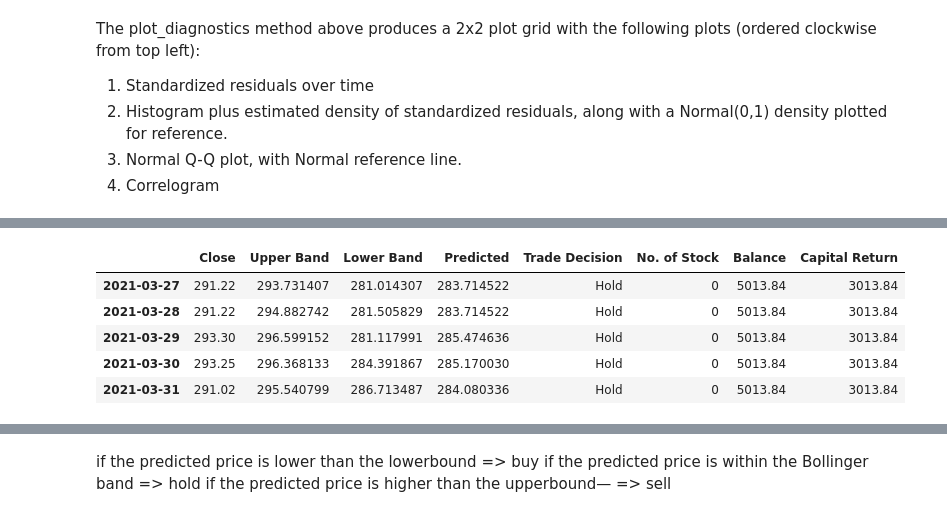
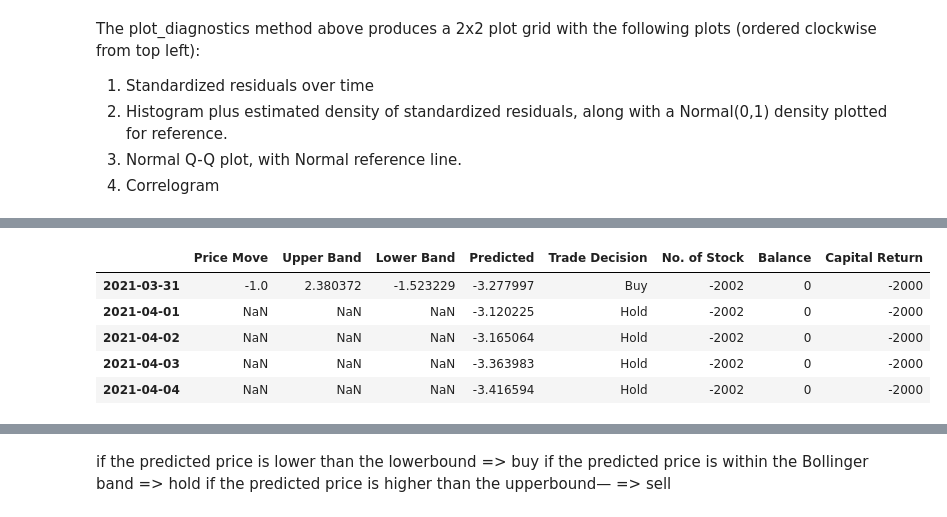
Before and after one commit to henryhyunwookim/ValueInvestor, a Jupyter notebook: ValueInvestor.ipynb, the cells around one changed output, grey strips where cells are left out. Cells and saved outputs as stored; diff of their text form; code cells hidden in the pictures.

```diff
--- a/ValueInvestor.ipynb
+++ b/ValueInvestor.ipynb
@@ -201,0 +213,3 @@ Freq: D, Name: Trading Decision, dtype: int64
+# %%
+preds = clf.predict(X_test_1)
+preds
@@ -201,0 +237,11 @@ Freq: D, Name: Trading Decision, dtype: int64
+# %%
+results_df = pd.concat([
+    df_1.loc[y_test_1.index][["Close", "Open", "High", "Low"]],
+    X_test_1[["Close (-1 day)"]]
+], axis=1)
+results_df['Predicted Price Move'] = preds
+results_df
+
+# Predicted Price Move is based on data from previous day, week and month.
+# If -1, sell at Open price and buy at Close Price
+# if 1, buy at Open price and sell at Close price.
@@ -480,13 +695,14 @@ SARIMAX Results
 Warnings:
 [1] Covariance matrix calculated using the outer product of gradients (complex-step).
 # %%
+import matplotlib.pyplot as plt
 from statsmodels.tsa.statespace.sarimax import SARIMAX
 # https://www.statsmodels.org/dev/generated/statsmodels.tsa.statespace.sarimax.SARIMAX.html
 
 sarimax_model = SARIMAX(
     endog = y_train_1,
     exog = X_train_1,
-    order=(0,1,0),
+    order=(7,1,0),
     # seasonal_order=(0,1,0,7)
     )
 results = sarimax_model.fit(disp=False)
@@ -530,8 +746,8 @@ pred_ci = pred.conf_int()
 pred_mean = pred.predicted_mean
 
 # Push the dates to 4 days later in the predictions since there's no trading data between Dec 31th and Jan 3nd.
-pred_mean.index += timedelta(days=4)
-pred_ci.index += timedelta(days=4)
+# pred_mean.index += timedelta(days=4)
+# pred_ci.index += timedelta(days=4)
 
 # ax = y_test_1.plot(label='Observed', figsize=(12, 4))
 # pred_mean.plot(ax=ax, label='Predicted', alpha=.7)
@@ -612,45 +844,45 @@ results_df.loc[first_index, 'Balance'] = -initial_balance
 results_df.loc[first_index, 'No. of Stock'] = initial_no_stock
 
 for i, row in results_df.iterrows():
-    target = row['Close']
+    target = row['Price Move']
     upper = row['Upper Band']
     lower = row['Lower Band']
     pred = row['Predicted']
 
     if i == first_index:
         previous_balance = initial_balance
         previous_no_stock = initial_no_stock
     else:
         previous_balance = results_df.loc[previous_index, 'Balance']
         previous_no_stock = results_df.loc[previous_index, 'No. of Stock']
 
     if (pred < lower) and (i != last_index) and (previous_balance >= target):
         results_df.loc[i, 'Trade Decision'] = 'Buy'
         max_no_stock_to_buy = previous_balance // target
         no_stock_to_buy = min( max_no_stock_to_trade, max_no_stock_to_buy )
         results_df.loc[i, 'Balance'] = previous_balance - (target * no_stock_to_buy)
         results_df.loc[i, 'No. of Stock'] = previous_no_stock + no_stock_to_buy
     elif ((pred > lower) or (i == last_index)) and (previous_no_stock > 0):
         results_df.loc[i, 'Trade Decision'] = 'Sell'
         no_stock_to_sell = min( max_no_stock_to_trade, previous_no_stock)
         results_df.loc[i, 'Balance'] = previous_balance + (target * no_stock_to_sell)
         results_df.loc[i, 'No. of Stock'] = previous_no_stock - no_stock_to_sell
 
     if results_df.loc[i, 'Trade Decision'] == 'Hold':
         results_df.loc[i, 'Balance'] = previous_balance
         results_df.loc[i, 'No. of Stock'] = previous_no_stock
 
     previous_index = i
 
 results_df['Capital Return'] = results_df['Balance'] - initial_balance
 results_df.tail()
 # %% [output]
-|  | Close | Upper Band | Lower Band | Predicted | Trade Decision | No. of Stock | Balance | Capital Return |
-| 2021-03-27 | 291.22 | 293.731407 | 281.014307 | 283.714522 | Hold | 0 | 5013.84 | 3013.84 |
-| 2021-03-28 | 291.22 | 294.882742 | 281.505829 | 283.714522 | Hold | 0 | 5013.84 | 3013.84 |
-| 2021-03-29 | 293.30 | 296.599152 | 281.117991 | 285.474636 | Hold | 0 | 5013.84 | 3013.84 |
-| 2021-03-30 | 293.25 | 296.368133 | 284.391867 | 285.170030 | Hold | 0 | 5013.84 | 3013.84 |
-| 2021-03-31 | 291.02 | 295.540799 | 286.713487 | 284.080336 | Hold | 0 | 5013.84 | 3013.84 |
+|  | Price Move | Upper Band | Lower Band | Predicted | Trade Decision | No. of Stock | Balance | Capital Return |
+| 2021-03-31 | -1.0 | 2.380372 | -1.523229 | -3.277997 | Buy | -2002 | 0 | -2000 |
+| 2021-04-01 | NaN | NaN | NaN | -3.120225 | Hold | -2002 | 0 | -2000 |
+| 2021-04-02 | NaN | NaN | NaN | -3.165064 | Hold | -2002 | 0 | -2000 |
+| 2021-04-03 | NaN | NaN | NaN | -3.363983 | Hold | -2002 | 0 | -2000 |
+| 2021-04-04 | NaN | NaN | NaN | -3.416594 | Hold | -2002 | 0 | -2000 |
 # %%
 results_df.head(60)
 # %% [output]
```
Also changed, not shown: parts of 20 cells of this notebook.
